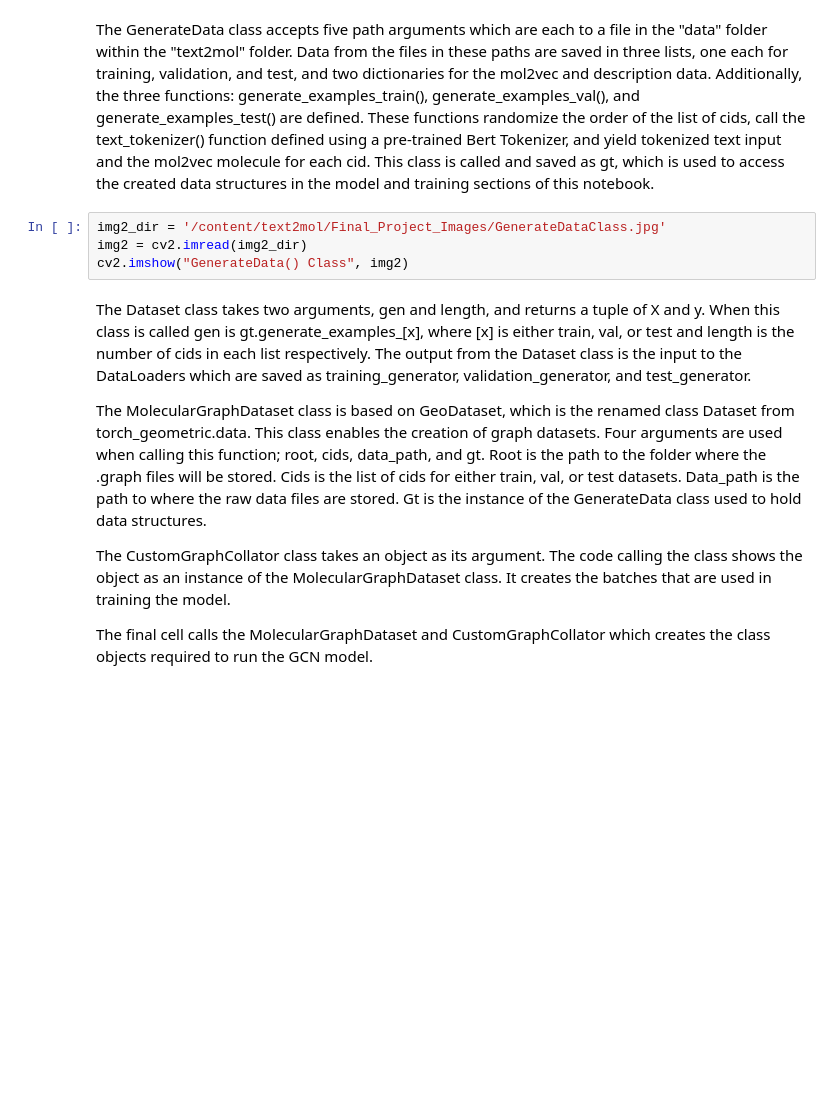
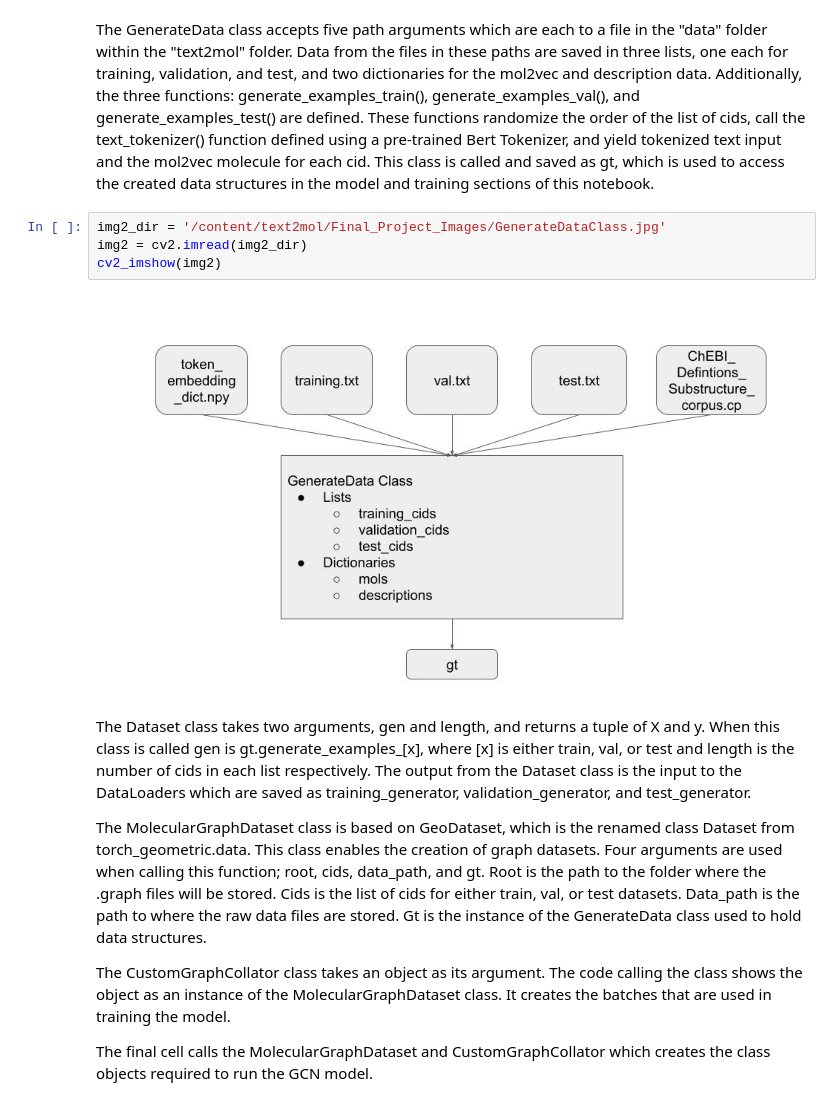
Before and after one commit to jakekugel/uiuc-cs598-text2mol, a Jupyter notebook: text2mol-project-report.ipynb, the cells around one changed output. Drawn from its saved outputs; the diff is of its cells as text; blank space fills up the shorter version.

```diff
--- a/text2mol-project-report.ipynb
+++ b/text2mol-project-report.ipynb
@@ -186,7 +190,9 @@ The GenerateData class accepts five path arguments which are each to a file in t
 # %%
 img2_dir = '/content/text2mol/Final_Project_Images/GenerateDataClass.jpg'
 img2 = cv2.imread(img2_dir)
-cv2.imshow("GenerateData() Class", img2)
+cv2_imshow(img2)
+# %% [output]
+[figure, added]
 # %% [markdown]
 The Dataset class takes two arguments, gen and length, and returns a tuple of X and y. When this class is called gen is gt.generate_examples_[x], where [x] is either train, val, or test and length is the number of cids in each list respectively. The output from the Dataset class is the input to the DataLoaders which are saved as training_generator, validation_generator, and test_generator.
 
```
Also changed, not shown: parts of 2 cells of this notebook.
